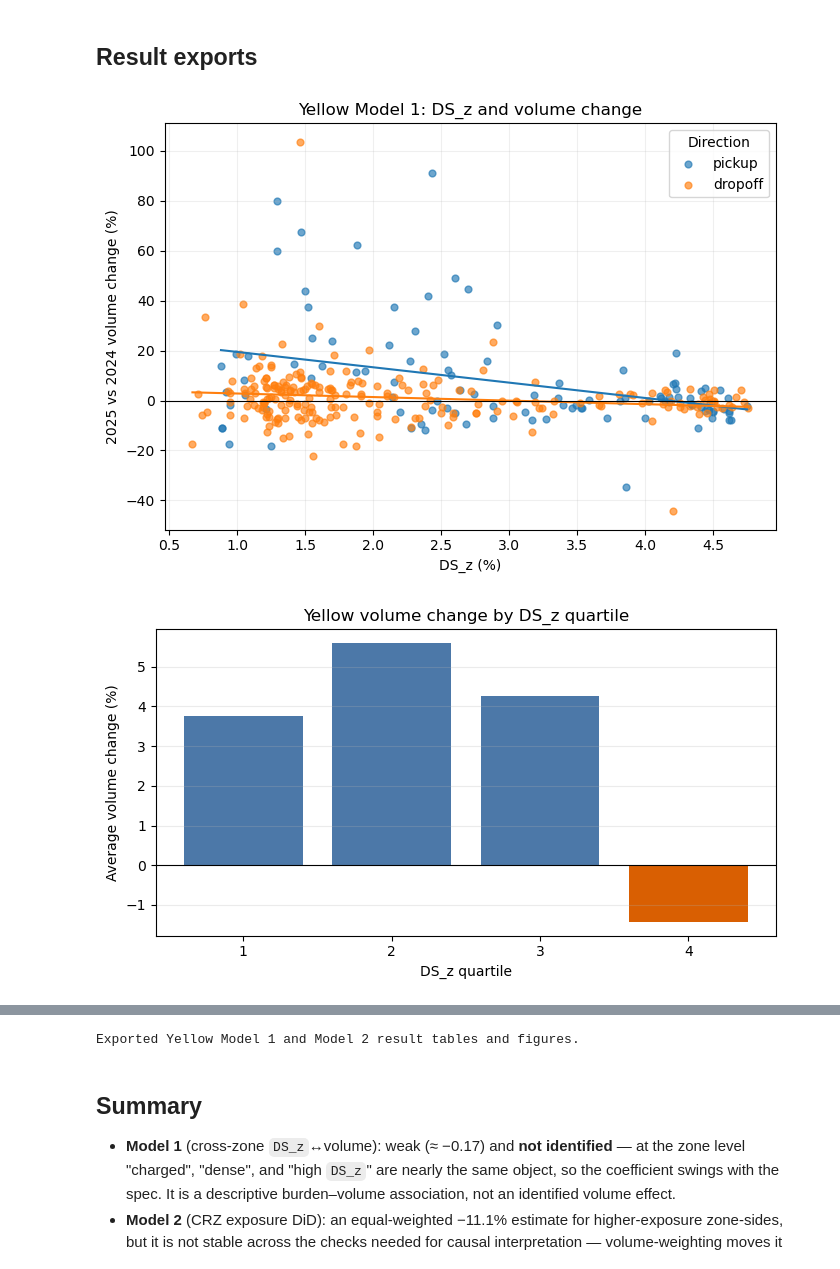
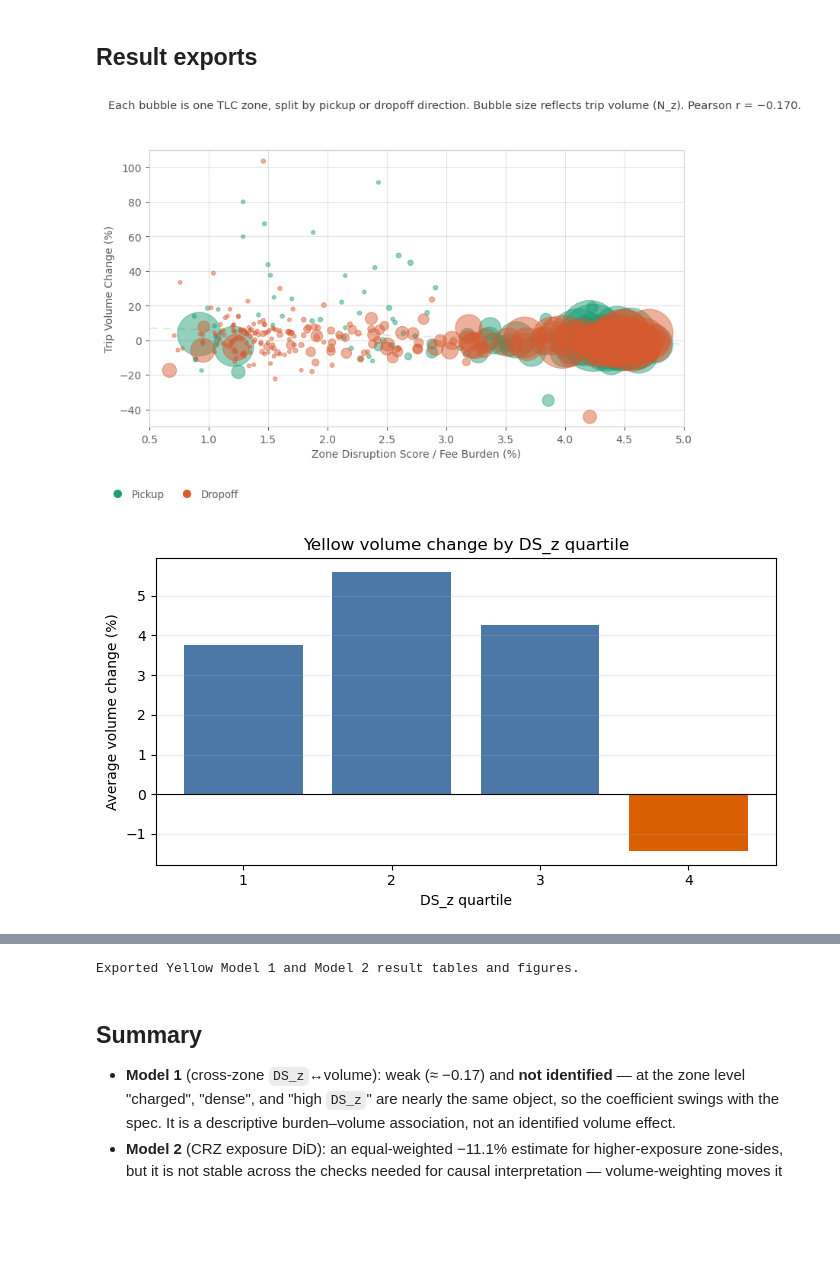
Before and after one commit to Erdos-Projects/summer26-congestion-pricing, a Jupyter notebook: notebooks/yellow_model1_model2.ipynb, the cells around one changed output, grey strips where cells are left out. Saved outputs shown, nothing was run; the diff lists cells and outputs as text; code cells hidden in the pictures; blank space fills up the shorter version.

```diff
--- a/notebooks/yellow_model1_model2.ipynb
+++ b/notebooks/yellow_model1_model2.ipynb
@@ -460,17 +460,20 @@ for spec_name, formula in specs.items():
     spec_rows.append({'spec': spec_name, 'coefficient': fitted.params['DS_z'], 'std_error': fitted.bse['DS_z'], 'ci_low': lo, 'ci_high': hi, 'n': int(fitted.nobs)})
 pd.DataFrame(spec_rows).to_csv(TAB/'yellow_model1_specs.csv', index=False)
 
-# Model 1 figures
-fig, ax = plt.subplots(figsize=(7,5))
-for direction, color in [('pickup','tab:blue'),('dropoff','tab:orange')]:
-    g = m1[m1.direction.eq(direction)]
-    ax.scatter(100*g.DS_z, 100*g.pct_volume_change, alpha=.65, s=24, label=direction, color=color)
-    slope, intercept = np.polyfit(100*g.DS_z, 100*g.pct_volume_change, 1)
-    xgrid = np.linspace(100*g.DS_z.min(), 100*g.DS_z.max(), 100)
-    ax.plot(xgrid, intercept+slope*xgrid, color=color, linewidth=1.5)
-ax.axhline(0,color='black',linewidth=.8); ax.set_xlabel('DS_z (%)'); ax.set_ylabel('2025 vs 2024 volume change (%)')
-ax.set_title('Yellow Model 1: DS_z and volume change'); ax.legend(title='Direction'); ax.grid(alpha=.2)
-plt.tight_layout(); fig.savefig(FIG/'yellow_model1_dsz_vs_volume.png', dpi=180, bbox_inches='tight'); plt.show()
+# Model 1 TLC bubble chart
+import sys
+if str(REPO_ROOT) not in sys.path:
+    sys.path.insert(0, str(REPO_ROOT))
+from scripts.model1_bubble_chart import plot_model1_bubble_chart
+
+fig, ax, _, _ = plot_model1_bubble_chart(
+    m1,
+    "Yellow Taxi",
+    FIG / "yellow_model1_dsz_vs_volume.png",
+    xlim=(0.5, 5.0),
+    ylim=(-50, 110),
+)
+plt.show()
 
 fig, ax = plt.subplots(figsize=(7,4))
 colors = ['#4C78A8' if x >= 0 else '#D95F02' for x in quartiles.mean_volume_change_pct]
@@ -499,34 +502,34 @@ model2_estimates.to_csv(TAB/'yellow_model2_estimates.csv', index=False)
 base_units = _grad(30)[0]
 trim_rows = []
 for min_n in [30,40,50,60,75]:
     units, estimate = _grad(min_n)
     trim_rows.append({'diagnostic':'thin-unit trim','min_monthly_trips':min_n,'zone_direction_units':units,'share_dropped':1-units/base_units,'estimate_pct':estimate})
 pd.DataFrame(trim_rows).to_csv(TAB/'yellow_model2_diagnostics.csv', index=False)
 pd.read_csv(DS/'yellow_charged_geo_validation.csv').to_csv(TAB/'yellow_model2_exposure_validation.csv', index=False)
 
 plot_rows = model2_estimates[model2_estimates['spec'].isin([
     'higher-exposure, equal-weight','higher-exposure, volume-weight','within-Manhattan, exposure'
 ])].copy()
 _short_labels = {
     ('2024→2025','higher-exposure, equal-weight'): '2024-25 equal-weight',
     ('2024→2025','higher-exposure, volume-weight'): '2024-25 volume-weight',
     ('2024→2025','within-Manhattan, exposure'): '2024-25 within Manhattan',
     ('2023→2024 placebo','higher-exposure, equal-weight'): '2023-24 placebo, equal-weight',
     ('2023→2024 placebo','higher-exposure, volume-weight'): '2023-24 placebo, volume-weight',
 }
 plot_rows['label'] = [_short_labels[(w,s)] for w,s in zip(plot_rows.window, plot_rows.spec)]
 plot_rows['err_low'] = plot_rows.estimate_pct - plot_rows.ci_low
 plot_rows['err_high'] = plot_rows.ci_high - plot_rows.estimate_pct
 fig, ax = plt.subplots(figsize=(8,5))
 y = np.arange(len(plot_rows))
 ax.errorbar(plot_rows.estimate_pct, y, xerr=[plot_rows.err_low,plot_rows.err_high], fmt='o', capsize=4)
 ax.axvline(0,color='black',linewidth=.8); ax.set_yticks(y); ax.set_yticklabels(plot_rows.label); ax.invert_yaxis()
 ax.set_xlabel('Estimated volume contrast (%)'); ax.set_title('Yellow Model 2 estimates and placebo'); ax.grid(axis='x',alpha=.25)
 plt.tight_layout(); fig.savefig(FIG/'yellow_model2_estimates.png', dpi=180, bbox_inches='tight'); plt.show()
 
 print('Exported Yellow Model 1 and Model 2 result tables and figures.')
 # %% [output]
-[figure, old version]
+[figure, new version]
 [figure]
 [figure]
 Exported Yellow Model 1 and Model 2 result tables and figures.
```
Also changed, not shown: 42 other files.
